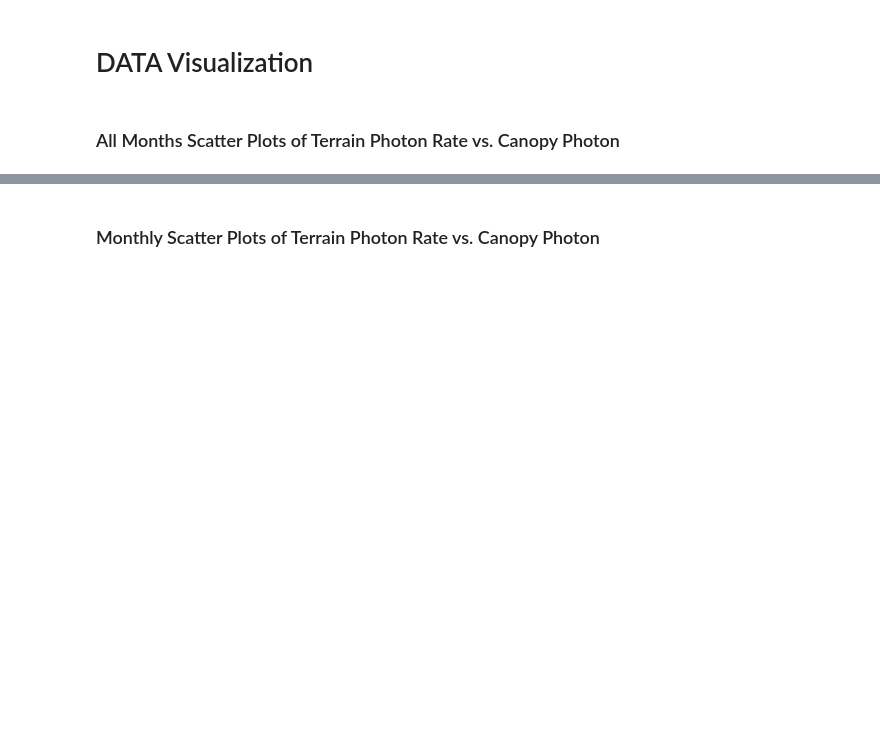
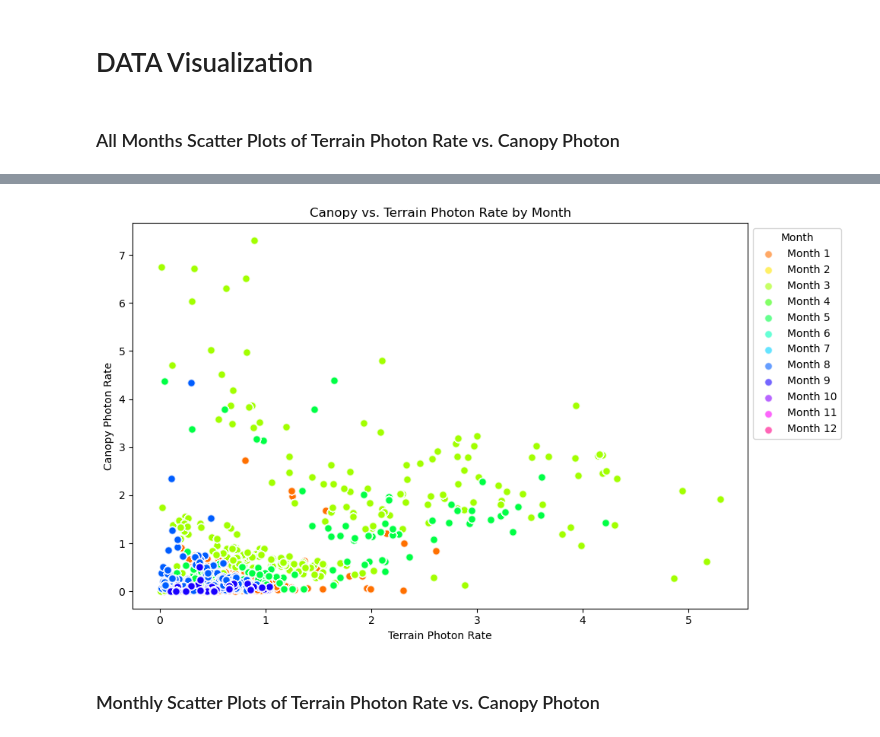
Before and after one commit to allenqluo/snow_on_tree, a Jupyter notebook: Snow_on_Tree_year.ipynb, the cells around one changed output, grey strips where cells are left out. Cells and saved outputs as stored; diff of their text form; code cells hidden in the pictures; blank space fills up the shorter version.

```diff
--- a/Snow_on_Tree_year.ipynb
+++ b/Snow_on_Tree_year.ipynb
@@ -46,15 +40,5 @@ Wall time: 2.01 s
 # Define the Region:
 define the region using the toregion function, which converts the GeoJSON file into a format recognized by SlideRule.
 # %%
-%%time
-
-years = [2019, 2020, 2021, 2022, 2023]
-segment_meter = "100"
-cnt = "10"
-ats = "10"
-
-site_name = "BONA"
-# site_name = "DEJU"
-# site_name = "WREF"
-# site_name = "RMNP"
-# site_name = "TEAK"
+# Use sliderule toregion function to define the region
+region = sliderule.toregion('BONA_buffer_5km.geojson')
@@ -571,3 +223,31 @@ Wall time: 3min 7s
+# %%
+# Set up a color palette for each month
+palette = sns.color_palette("hsv", 12)  # 12 distinct colors for each month
+
+# Create the scatter plot
+plt.figure(figsize=(10, 6))
+for month in range(1, 13):
+    # Filter data for the current month
+    monthly_data = atl03_data[atl03_data['month'] == month]
+    plt.scatter(
+        monthly_data['canopy_photon_rate'],
+        monthly_data['terrain_photon_rate'],
+        label=f'Month {month}',
+        color=palette[month - 1],  # Use a different color for each month
+        alpha=0.6,
+        edgecolor='w',
+        s=50
+    )
+
+# Label the axes and add a legend
+plt.ylabel('Canopy Photon Rate')
+plt.xlabel('Terrain Photon Rate')
+plt.title('Canopy vs. Terrain Photon Rate by Month')
+plt.legend(title="Month", loc='upper left', bbox_to_anchor=(1, 1))
+plt.tight_layout()
+plt.show()
+# %% [output]
+[figure, added]
 # %% [markdown]
 ### Monthly Scatter Plots of Terrain Photon Rate vs. Canopy Photon
 # %%
```
Also changed, not shown: parts of 17 cells of this notebook, 44 other files.
